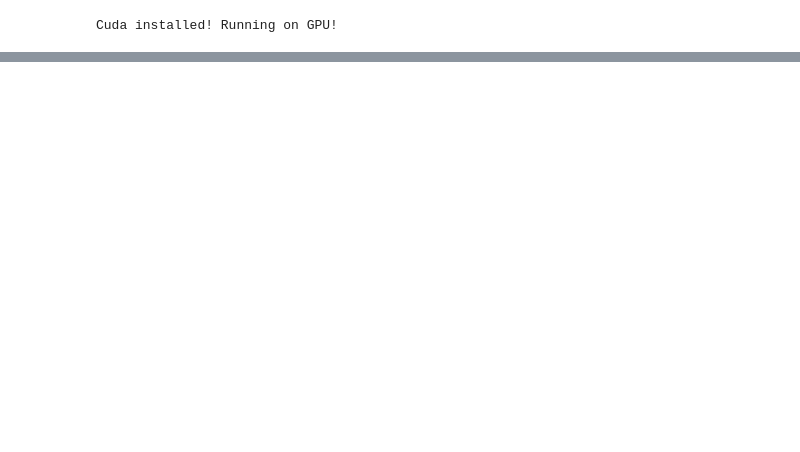
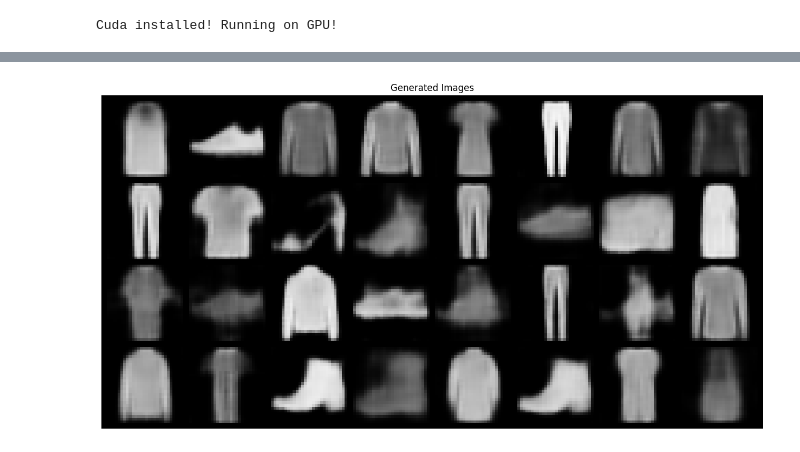
Before and after one commit to ada-jt1725/deep-learning, a Jupyter notebook: Day07-VAEs/Day07-VAEs_afternoon_solutions.ipynb, the cells around one changed output, grey strips where cells are left out. Cells and saved outputs as stored; diff of their text form; code cells hidden in the pictures; blank space fills up the shorter version.

```diff
--- a/Day07-VAEs/Day07-VAEs_afternoon_solutions.ipynb
+++ b/Day07-VAEs/Day07-VAEs_afternoon_solutions.ipynb
@@ -773,0 +428,8 @@ torch.Size([64, 1, 28, 28])
+# %%
+gen_z = torch.randn(32, latent_size).to(device)
+with torch.no_grad():
+    gen_images = model.decoder(gen_z)
+
+plot_batch(gen_images, nrow=8, title="Generated Images")
+# %% [output]
+[figure, added]
```
Also changed, not shown: parts of 63 cells of this notebook, 10 other files.
